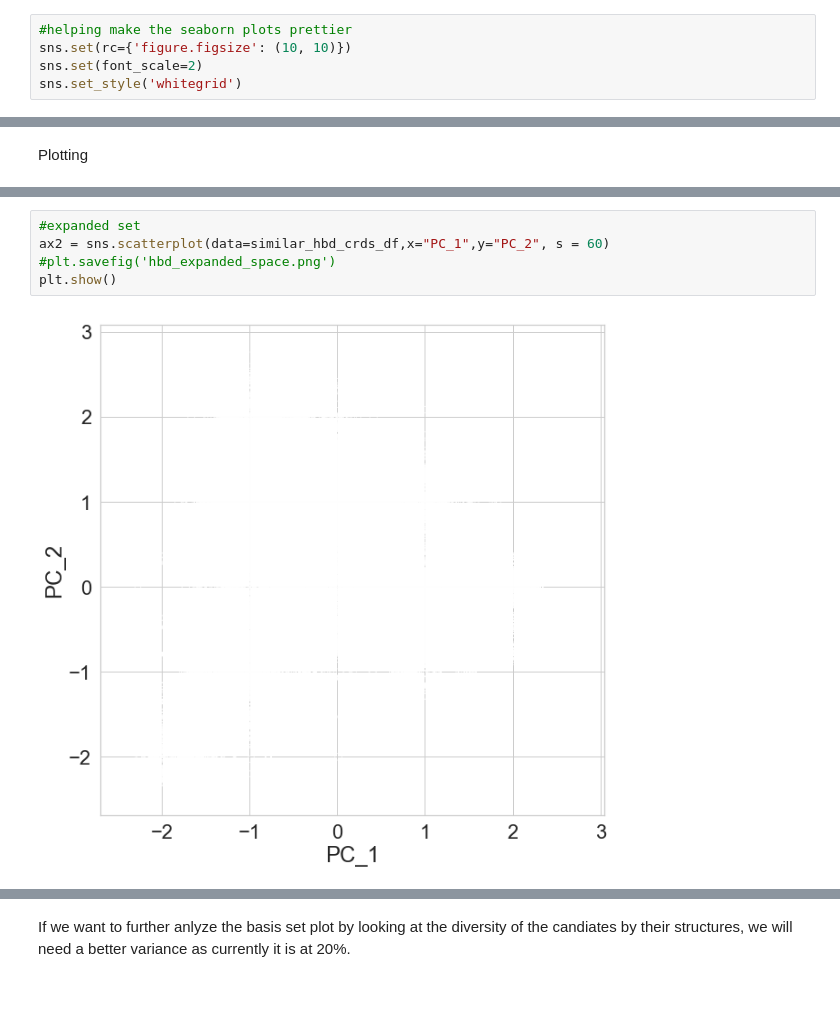
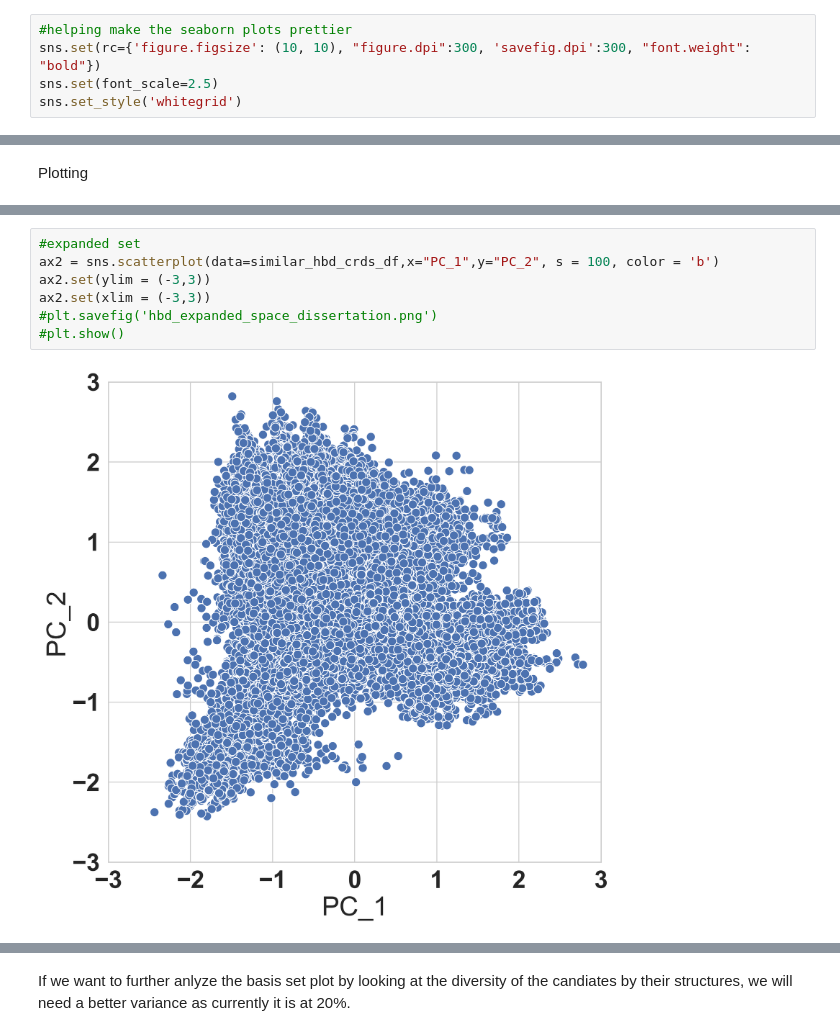
Before and after one commit to jrodguez/des-basis-set, a Jupyter notebook: scripts/rdkit/visualizing_hbd-Copy_dissertation_paper.ipynb, the cells around one changed output, grey strips where cells are left out. Drawn from its saved outputs; the diff is of its cells as text; blank space fills up the shorter version.

Commit message:
editing figures

```diff
--- a/scripts/rdkit/visualizing_hbd-Copy_dissertation_paper.ipynb
+++ b/scripts/rdkit/visualizing_hbd-Copy_dissertation_paper.ipynb
@@ -15,8 +15,8 @@ import json
 import sys
 # %%
 #helping make the seaborn plots prettier
-sns.set(rc={'figure.figsize': (10, 10)})
-sns.set(font_scale=2)
+sns.set(rc={'figure.figsize': (10, 10), "figure.dpi":300, 'savefig.dpi':300, "font.weight": "bold"})
+sns.set(font_scale=2.5)
 sns.set_style('whitegrid')
 # %% [markdown]
 Reading in all hbd data sets
@@ -194,9 +192,11 @@ ax1.set(xlim = (-3,3))
 # %%
 #expanded set
-ax2 = sns.scatterplot(data=similar_hbd_crds_df,x="PC_1",y="PC_2", s = 60)
-#plt.savefig('hbd_expanded_space.png')
-plt.show()
+ax2 = sns.scatterplot(data=similar_hbd_crds_df,x="PC_1",y="PC_2", s = 100, color = 'b')
+ax2.set(ylim = (-3,3))
+ax2.set(xlim = (-3,3))
+#plt.savefig('hbd_expanded_space_dissertation.png')
+#plt.show()
 # %% [output]
-[figure, old version]
+[figure, new version]
 # %%
 #basis_set
```
Also changed, not shown: parts of 7 cells of this notebook.
